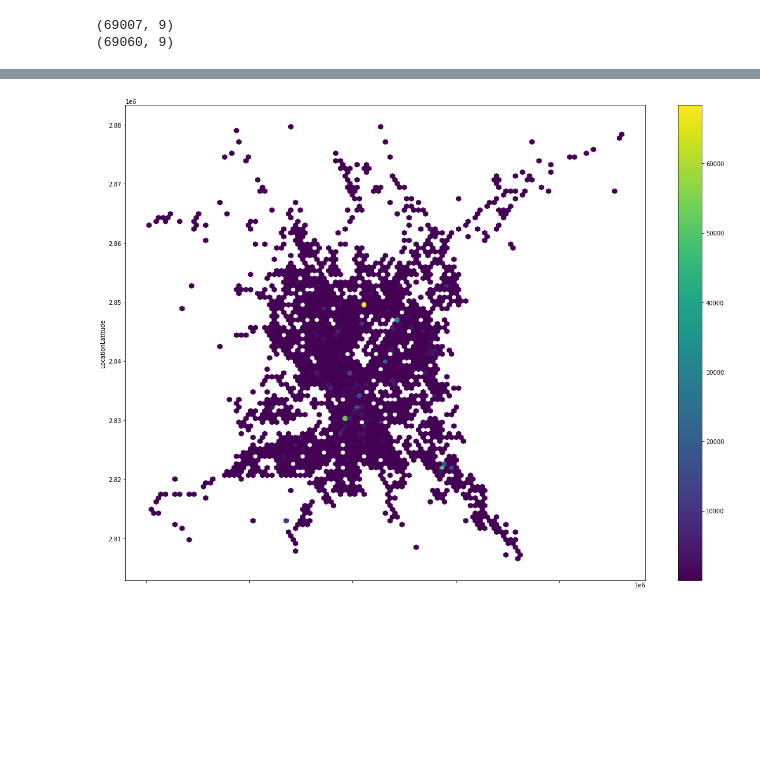
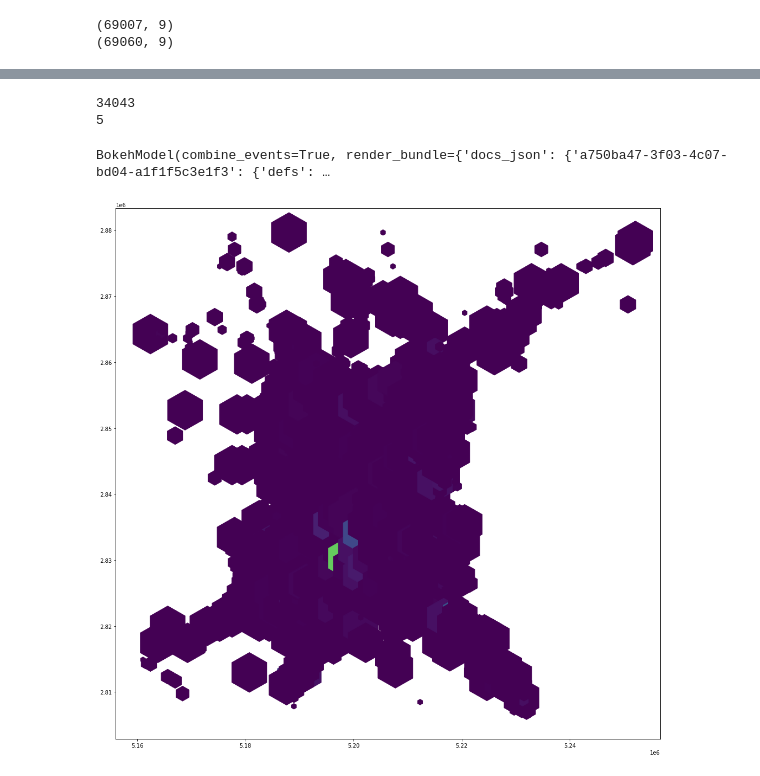
Before and after one commit to medhatfawzy/AI-Telecom, a Jupyter notebook: 2.Traffic_Volume.ipynb, the cells around one changed output, grey strips where cells are left out. Drawn from its saved outputs; the diff is of its cells as text; code cells hidden in the pictures; blank space fills up the shorter version.

```diff
--- a/2.Traffic_Volume.ipynb
+++ b/2.Traffic_Volume.ipynb
@@ -408,7 +408,33 @@ first_app
 # %%
 def operator_map(operator_name):
     df_operator = df[df["RadioOperatorName"] == operator_name].copy()
-    return df_operator.plot.hexbin(x="LocationLongitude", y="LocationLatitude", C="TrafficVolume", reduce_C_function=np.sum, cmap="viridis", figsize=(20,15))
+    # df_operator["TrafficVolume"] = df_operator["TrafficVolume"] / np.linalg.norm(df_operator["TrafficVolume"]) * 500
+    print(len(df_operator))
+    plt.figure(figsize=(18, 18))
+    # return  df_operator.plot.hexbin(
+    #                                 x="LocationLongitude",
+    #                                 y="LocationLatitude",
+    #                                 C="TrafficVolume",
+    #                                 reduce_C_function=np.sum,
+    #                                 cmap="viridis",
+    #                                 sizes= [1,3,7,10,50],
+    #                                 figsize=(20,15)
+    #                                 )
+    hex_plot = plt.hexbin(
+                        data=df_operator,
+                        x="LocationLongitude",
+                        y="LocationLatitude",
+                        C="TrafficVolume",
+                        reduce_C_function=np.sum,
+                        cmap="viridis",
+                        sizes= [1,3,7,10,50],
+                        # figsize=(20,15)
+                        )
+    colors = pd.Series(hex_plot.get_array())
+    data =df_operator["TrafficVolume"]
+    output = pd.DataFrame(data={"colors":colors, "data":data}, index=data.index)
+    output.to_csv("output.csv")
+    print(len(hex_plot.get_sizes()))
 operator_select = pn.widgets.RadioButtonGroup(options=list(COLORS.keys()))
 interactive = pn.bind(operator_map, operator_select)
 first_app = pn.Column(operator_select, interactive)
@@ -418 +443,4 @@ first_app
+34043
+5
+BokehModel(combine_events=True, render_bundle={'docs_json': {'a750ba47-3f03-4c07-bd04-a1f1f5c3e1f3': {'defs': …
-[figure, old version]
+[figure, new version]
```
Also changed, not shown: parts of 5 cells of this notebook, 6 other files.
